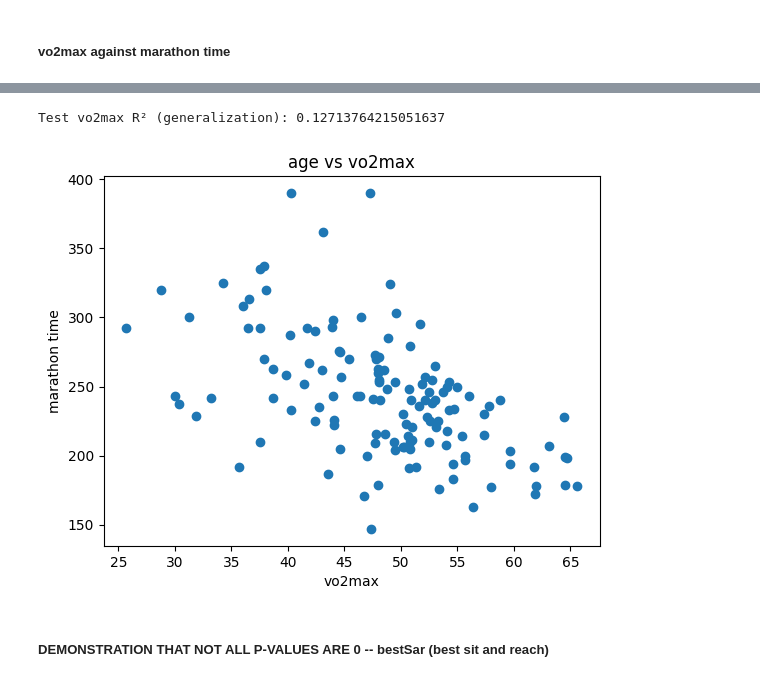
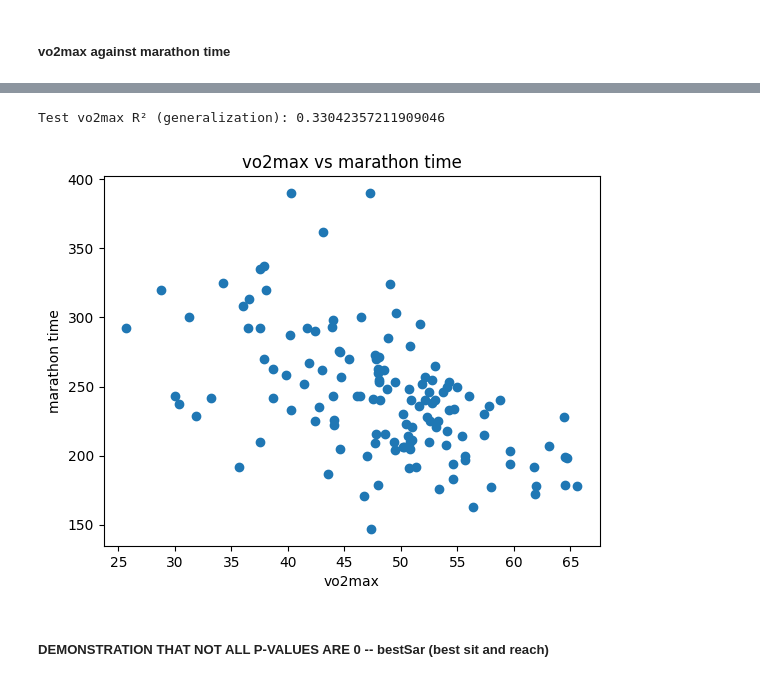
Before and after one commit to lambione/ML-running-thesis, a Jupyter notebook: linearRegression.ipynb, the cells around one changed output, grey strips where cells are left out. Cells and saved outputs as stored; diff of their text form; code cells hidden in the pictures.

```diff
--- a/linearRegression.ipynb
+++ b/linearRegression.ipynb
@@ -754,16 +830,16 @@ strong multicollinearity or other numerical problems.
 # %%
-pred_vo2max = model_vo2max.predict(test)
-print("Test vo2max R² (generalization):", r2_score(test["marathon_time_in_minutes"], pred_vo2max))
+pred_vo2max = model_vo2max.predict(y_test_v)
+print("Test vo2max R² (generalization):", r2_score(y_test_v["marathon_time_in_minutes"], pred_vo2max))
 # %% [output]
-Test vo2max R² (generalization): 0.12713764215051637
+Test vo2max R² (generalization): 0.33042357211909046
 # %%
 plt.scatter(data['vo2max'], data['marathon_time_in_minutes'])
-plt.title('age vs vo2max')
+plt.title('vo2max vs marathon time')
 plt.xlabel('vo2max')
 plt.ylabel('marathon time')
 plt.show()
 # %% [output]
-[figure, old version]
+[figure, new version]
 # %% [markdown]
 ##### __DEMONSTRATION THAT NOT ALL P-VALUES ARE 0 -- bestSar (best sit and reach)__
 # %%
```
Also changed, not shown: parts of 95 cells of this notebook, 1 other file.
